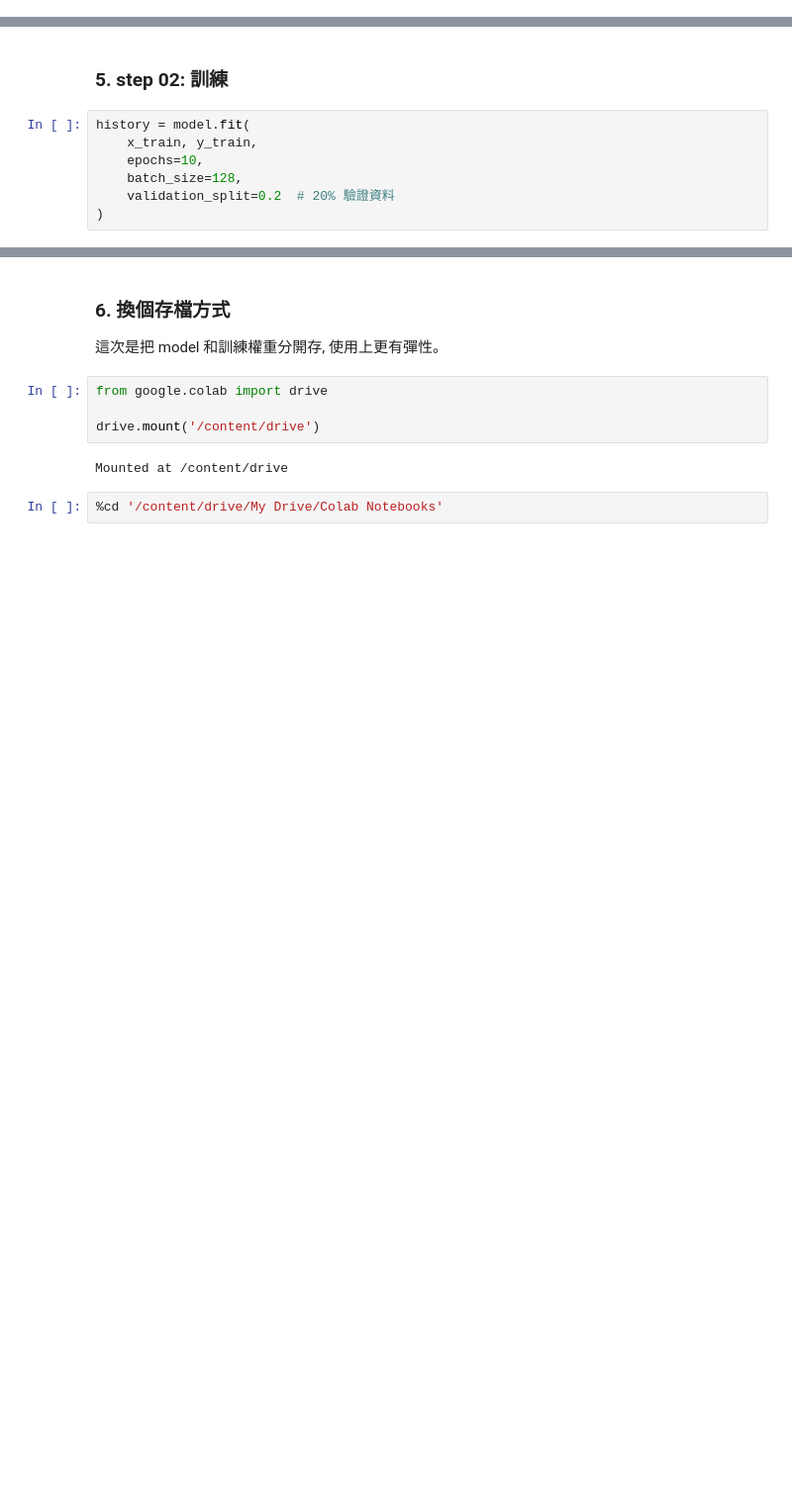
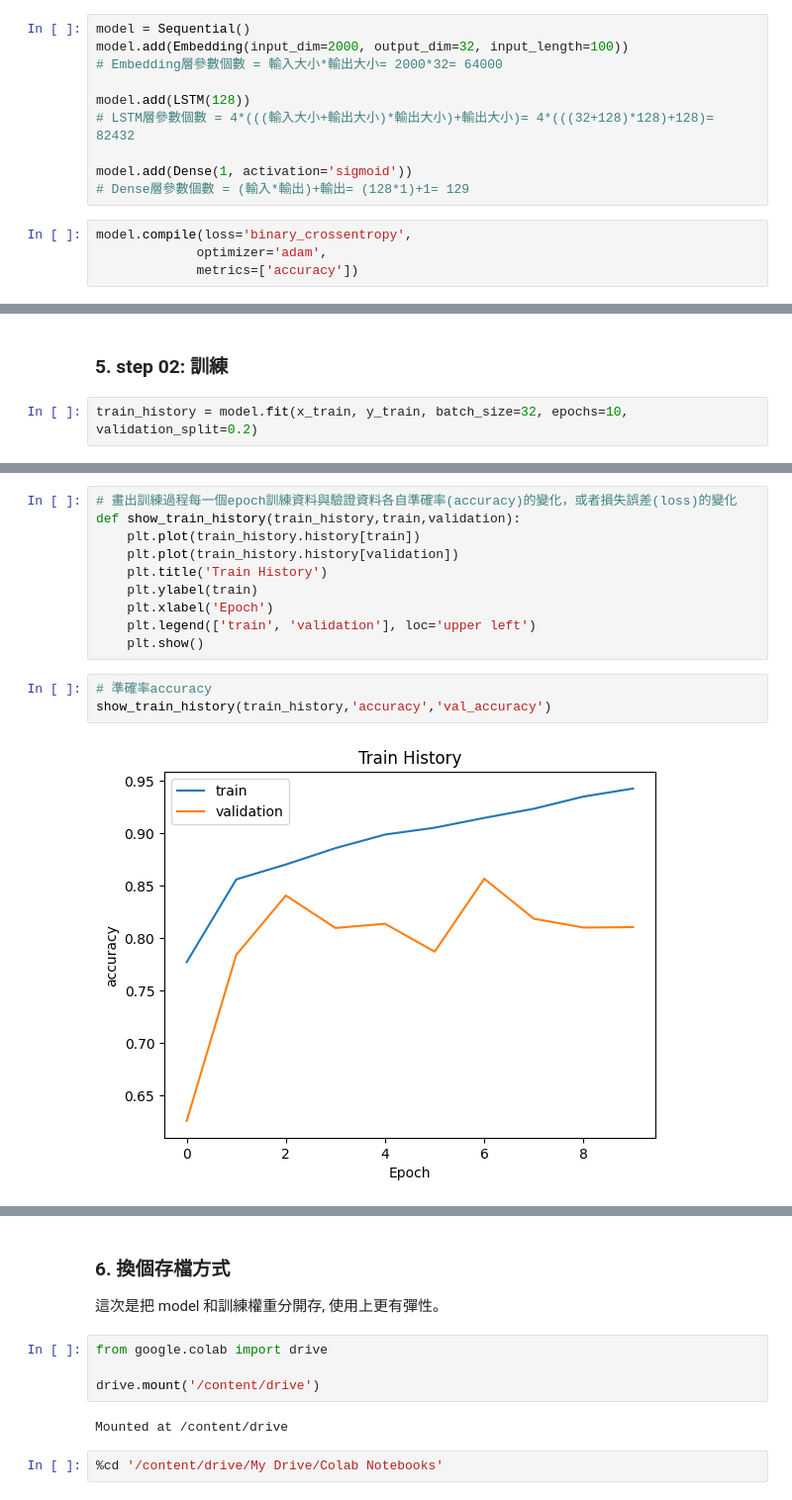
Before and after one commit to 3B032049/2025_ML_hws, a Jupyter notebook: hw5-1.ipynb, the cells around one changed output, grey strips where cells are left out. Shown at 99% size. Cells and saved outputs as stored; diff of their text form; blank space fills up the shorter version.

```diff
--- a/hw5-1.ipynb
+++ b/hw5-1.ipynb
@@ -92,2 +113,16 @@ model.compile(optimizer='adam', loss='binary_crossentropy', metrics=['accuracy']
+# %%
+model = Sequential()
+model.add(Embedding(input_dim=2000, output_dim=32, input_length=100))
+# Embedding層參數個數 = 輸入大小*輸出大小= 2000*32= 64000
+
+model.add(LSTM(128))
+# LSTM層參數個數 = 4*(((輸入大小+輸出大小)*輸出大小)+輸出大小)= 4*(((32+128)*128)+128)= 82432
+
+model.add(Dense(1, activation='sigmoid'))
+# Dense層參數個數 = (輸入*輸出)+輸出= (128*1)+1= 129
+# %%
+model.compile(loss='binary_crossentropy',
+             optimizer='adam',
+             metrics=['accuracy'])
 # %% [markdown]
 #### 欣賞我們的 model
@@ -114,11 +146,6 @@ Model: "sequential_1"
 # %% [markdown]
 ### 5. step 02: 訓練
 # %%
-history = model.fit(
-    x_train, y_train,
-    epochs=10,
-    batch_size=128,
-    validation_split=0.2  # 20% 驗證資料
-)
+train_history = model.fit(x_train, y_train, batch_size=32, epochs=10, validation_split=0.2)
 # %% [output]
 Epoch 1/10
@@ -160,0 +171,15 @@ plt.show()
+# %%
+# 畫出訓練過程每一個epoch訓練資料與驗證資料各自準確率(accuracy)的變化，或者損失誤差(loss)的變化
+def show_train_history(train_history,train,validation):
+    plt.plot(train_history.history[train])
+    plt.plot(train_history.history[validation])
+    plt.title('Train History')
+    plt.ylabel(train)
+    plt.xlabel('Epoch')
+    plt.legend(['train', 'validation'], loc='upper left')
+    plt.show()
+# %%
+# 準確率accuracy
+show_train_history(train_history,'accuracy','val_accuracy')
+# %% [output]
+[figure, added]
```
Also changed, not shown: parts of 22 cells of this notebook.
